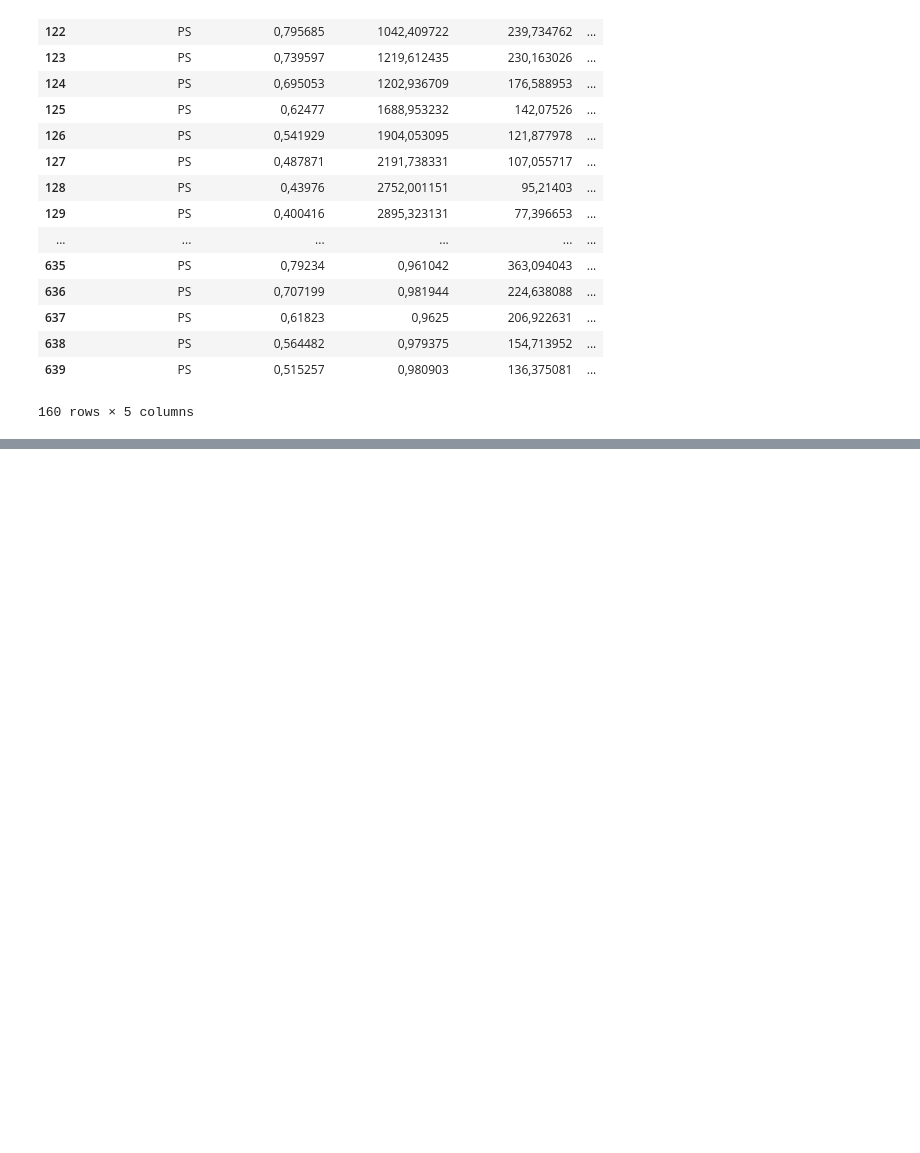
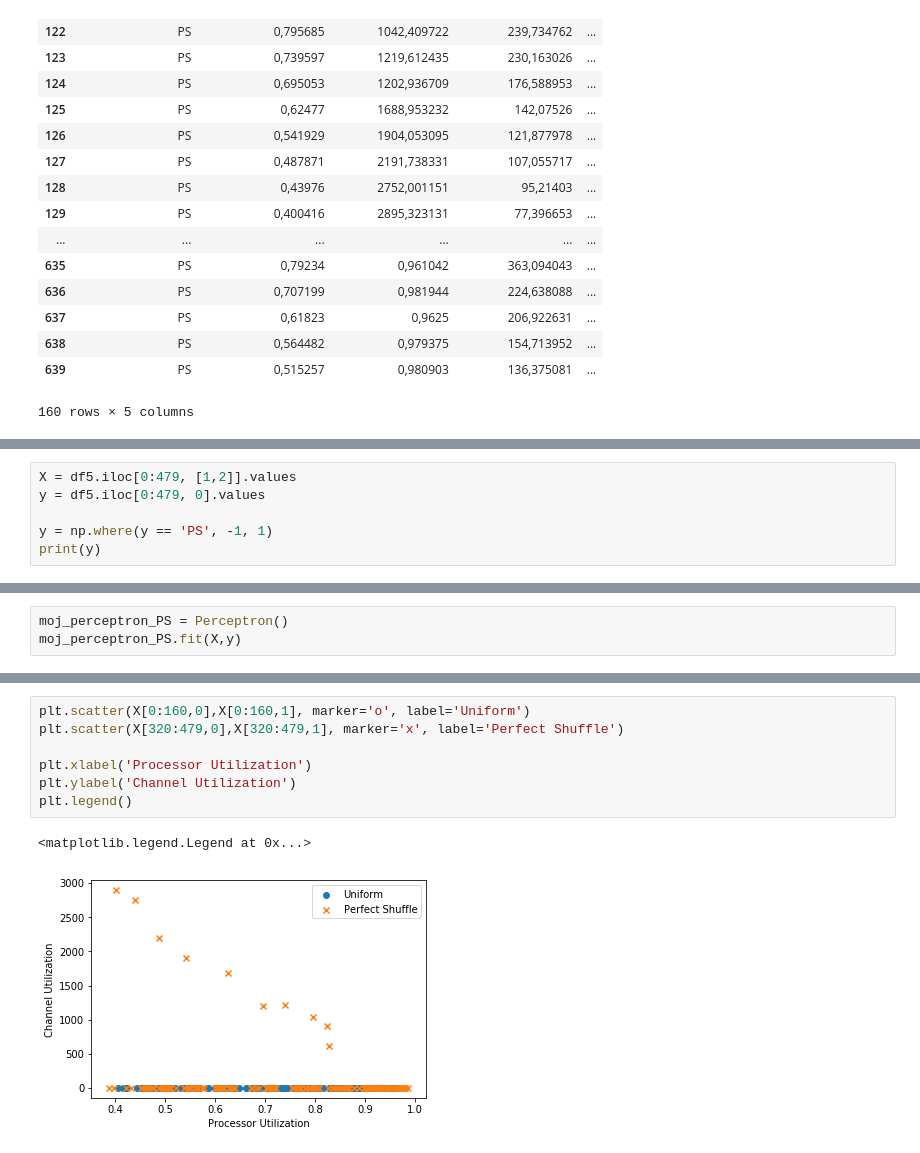
Before and after one commit to georgeob/Centes_NS2020, a Jupyter notebook: projekt.ipynb, the cells around one changed output, grey strips where cells are left out. Cells and saved outputs as stored; diff of their text form; blank space fills up the shorter version.

```diff
--- a/projekt.ipynb
+++ b/projekt.ipynb
@@ -197,0 +294,6 @@ ocistene3.to_excel('ocistene3.xlsx', sheet_name='sheet1', index=False)
+# %%
+X = df5.iloc[0:479, [1,2]].values
+y = df5.iloc[0:479, 0].values
+
+y = np.where(y == 'PS', -1, 1)
+print(y)
@@ -197,0 +321,3 @@ ocistene3.to_excel('ocistene3.xlsx', sheet_name='sheet1', index=False)
+# %%
+moj_perceptron_PS = Perceptron()
+moj_perceptron_PS.fit(X,y)
@@ -197,0 +343,10 @@ ocistene3.to_excel('ocistene3.xlsx', sheet_name='sheet1', index=False)
+# %%
+plt.scatter(X[0:160,0],X[0:160,1], marker='o', label='Uniform')
+plt.scatter(X[320:479,0],X[320:479,1], marker='x', label='Perfect Shuffle')
+
+plt.xlabel('Processor Utilization')
+plt.ylabel('Channel Utilization')
+plt.legend()
+# %% [output]
+<matplotlib.legend.Legend at 0x...>
+[figure, added]
```
Also changed, not shown: parts of 17 cells of this notebook, 1 other file.
